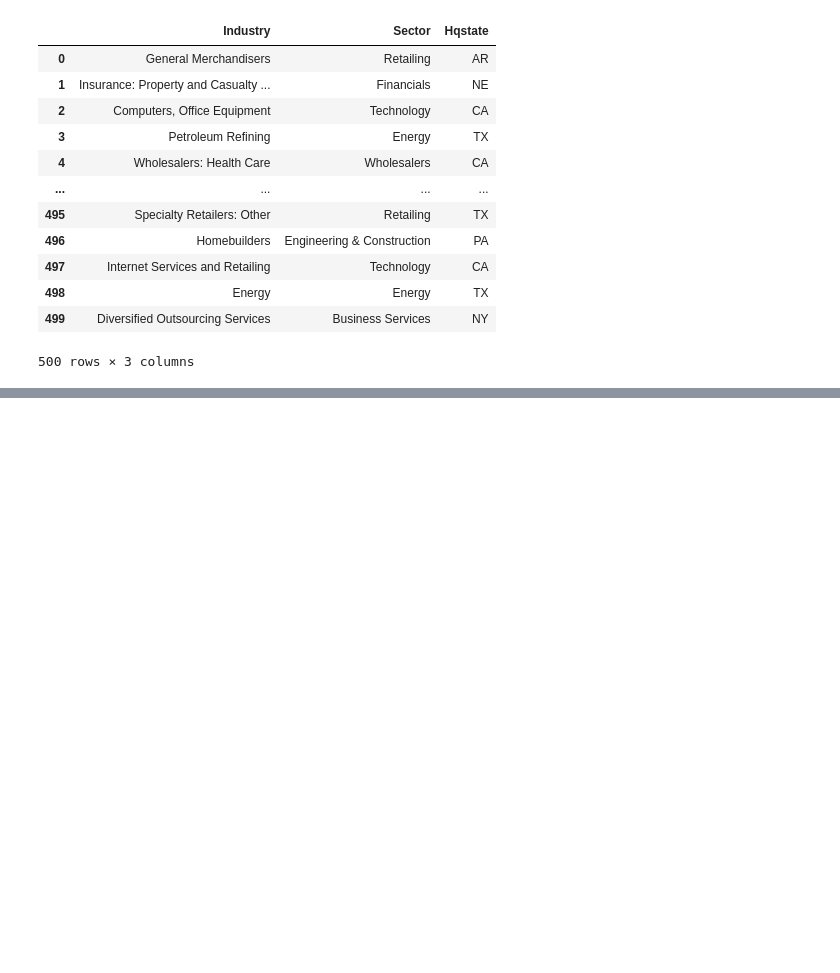
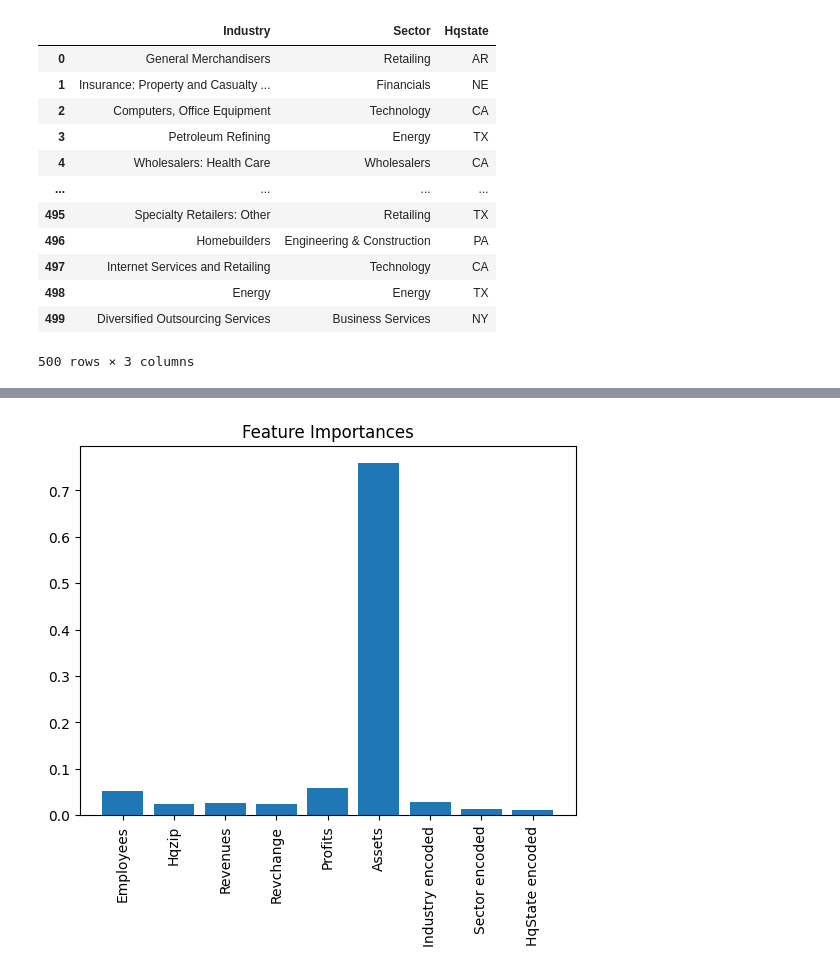
Before and after one commit to arjun8009/Python-Exeter, a Jupyter notebook: Learning Form Data ECMM445-CA1.ipynb, the cells around one changed output, grey strips where cells are left out. Cells and saved outputs as stored; diff of their text form; code cells hidden in the pictures; blank space fills up the shorter version.

Commit message:
Changes to Coursework-1 Learning From Data

```diff
--- a/Learning Form Data ECMM445-CA1.ipynb
+++ b/Learning Form Data ECMM445-CA1.ipynb
@@ -775,0 +805,10 @@ dataset_categorical
+# %%
+data_merged = dataset_modified_continuous.join(dataset_categorical)
+columns = ['Employees','Hqzip','Revenues','Revchange','Profits','Assets','Industry encoded','Sector encoded',
+'HqState encoded']
+# %%
+# using an embedded decision tree for all the column feature selection
+from sklearn.ensemble import RandomForestRegressor
+model = RandomForestRegressor(n_estimators=100)
+model.fit(data_merged[columns],data_merged['Totshequity'])
+importances = model.feature_importances_
@@ -775,0 +830,8 @@ dataset_categorical
+# %%
+plt.figure()
+plt.title('Feature Importances')
+plt.bar(range(len(columns)),importances)
+plt.xticks(range(len(columns)),columns,rotation=90)
+plt.show()
+# %% [output]
+[figure, added]
```
Also changed, not shown: parts of 5 cells of this notebook, 1 other file.
